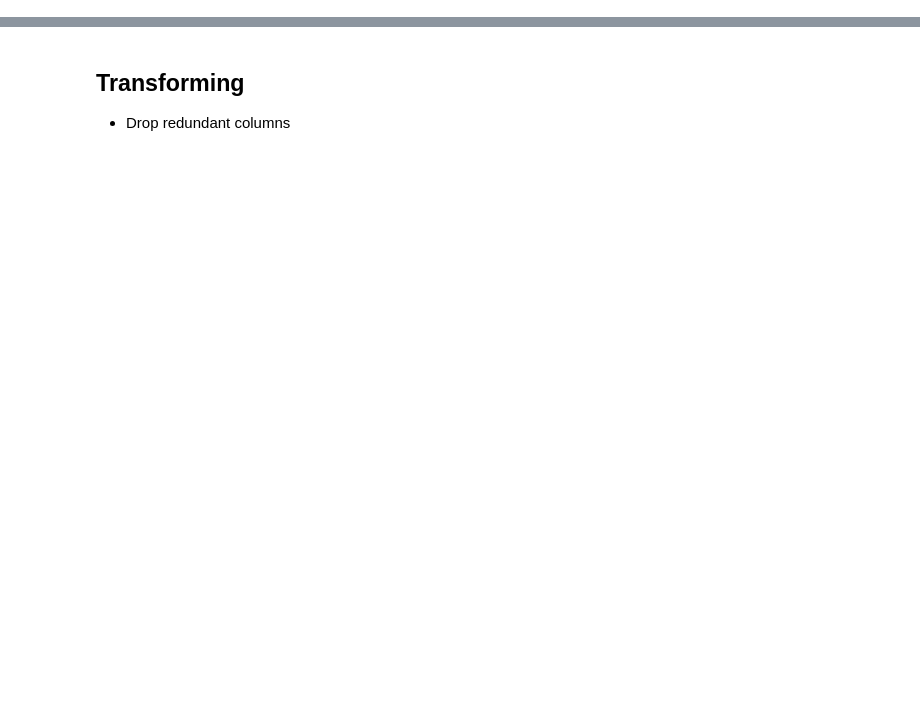
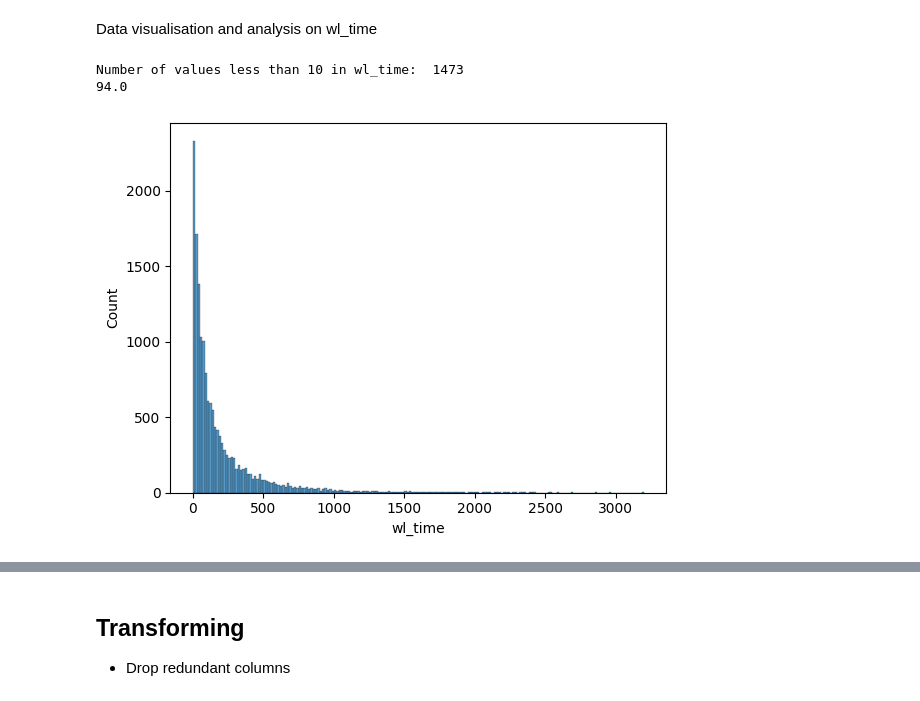
Before and after one commit to adicreson/time-to-heart-transplantation, a Jupyter notebook: data.ipynb, the cells around one changed output, grey strips where cells are left out. Saved outputs shown, nothing was run; the diff lists cells and outputs as text; code cells hidden in the pictures; blank space fills up the shorter version.

Commit message:
Changed variable names, removed unnecessary code, and added some analysis for wl_time

```diff
--- a/data.ipynb
+++ b/data.ipynb
@@ -86,22 +101,0 @@ Number of rows after dropping duplicates:  120187
-# %%
-print("Patients pre-cleaning: ", df.shape[0])
-print("Deaths in waiting list: ", df['death_date'].notnull().sum())
-
-# tx_date: print unique values, amount of nulls, and amount of non-nulls
-print("cocaine",df['hist_cocaine_don'].value_counts())
-print("alcohol",df['alcohol_heavy_don'].value_counts())
-
-
-# Drop all patients with death date
-# df = df.drop(df[df['death_date'].notnull()].index)      #   WL DATE OF DEATH/POST 10/25/99 REMOVALS
-df = df.drop(df[df['cod_wl'].notnull()].index)          #   WL Candidate Cause of Death for Death Removal
-df = df.drop(df[df['cod_ostxt_wl'].notnull()].index)    #   WL Candidate Cause of Death for Death Removal, Other Specified
-
-# drop all patients that don't have a valid tx_date or not in format %d%b%Y'
-df = df.drop(df[df['tx_date'].isnull()].index)
-df = df.drop(df[df['tx_date'].str.len() != 9].index)
-
-
-# print abo unique values
-# print(df['abo'].unique())
-print("Patients post-cleaning: ", df.shape[0])
@@ -119,0 +125,9 @@ Patients post-cleaning:  77410
+# %%
+#Print number of rows before removing rows with missing bmi_tcr
+print("Number of rows before removing rows with missing bmi_tcr: ", len(df))
+
+#Remove all rows with missing bmi_tcr
+df = df[df["bmi_tcr"].notna()]
+
+#Print number of rows after removing rows with missing bmi_tcr
+print("Number of rows after removing rows with missing bmi_tcr: ", len(df))
@@ -119,0 +167,16 @@ Patients post-cleaning:  77410
+# %% [markdown]
+Data visualisation and analysis on wl_time
+# %%
+#Display a histogram plot of wl_time using sns
+sns.histplot(data=df, x="wl_time")
+
+#print the number of values that are less than 10 in wl_time
+print("Number of values less than 10 in wl_time: ", len(df[df['wl_time'] < 10]))
+
+#Print the median of the wl_time
+median_wl_time = df['wl_time'].median()
+print(median_wl_time)
+# %% [output]
+Number of values less than 10 in wl_time:  1473
+94.0
+[figure, added]
```
Also changed, not shown: parts of 24 cells of this notebook.
